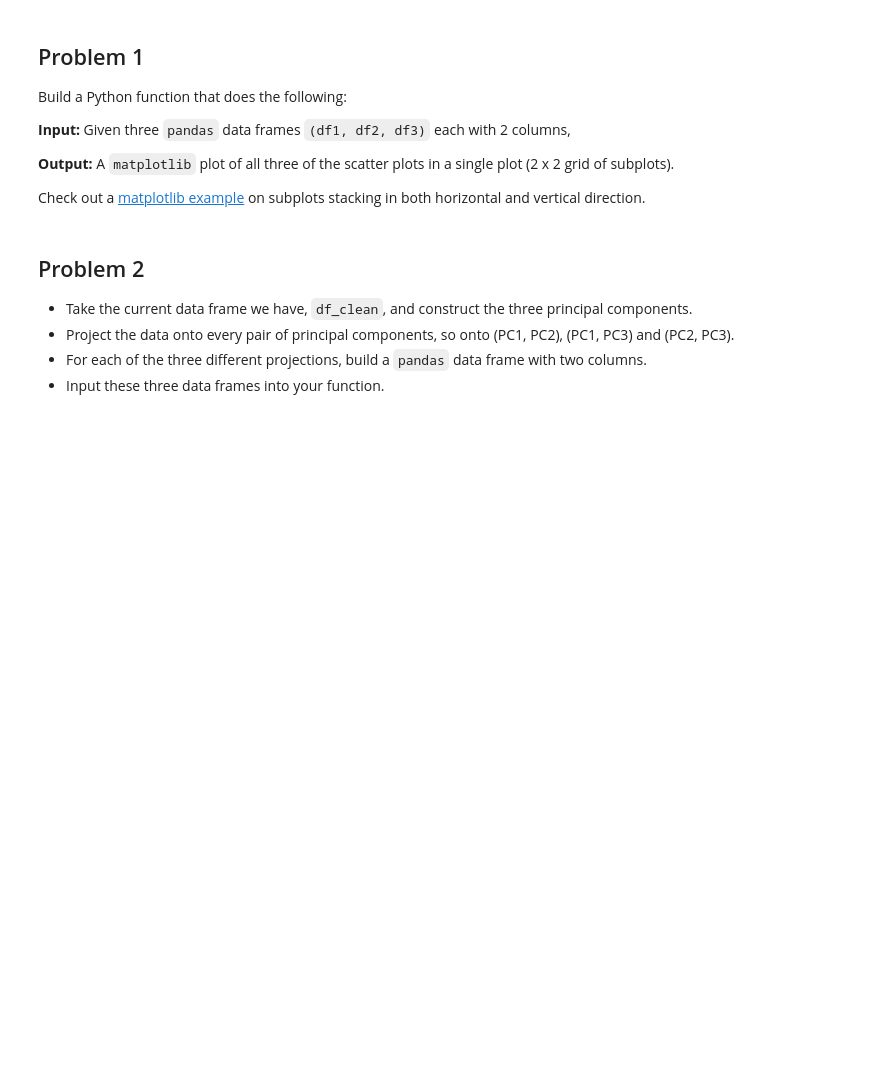
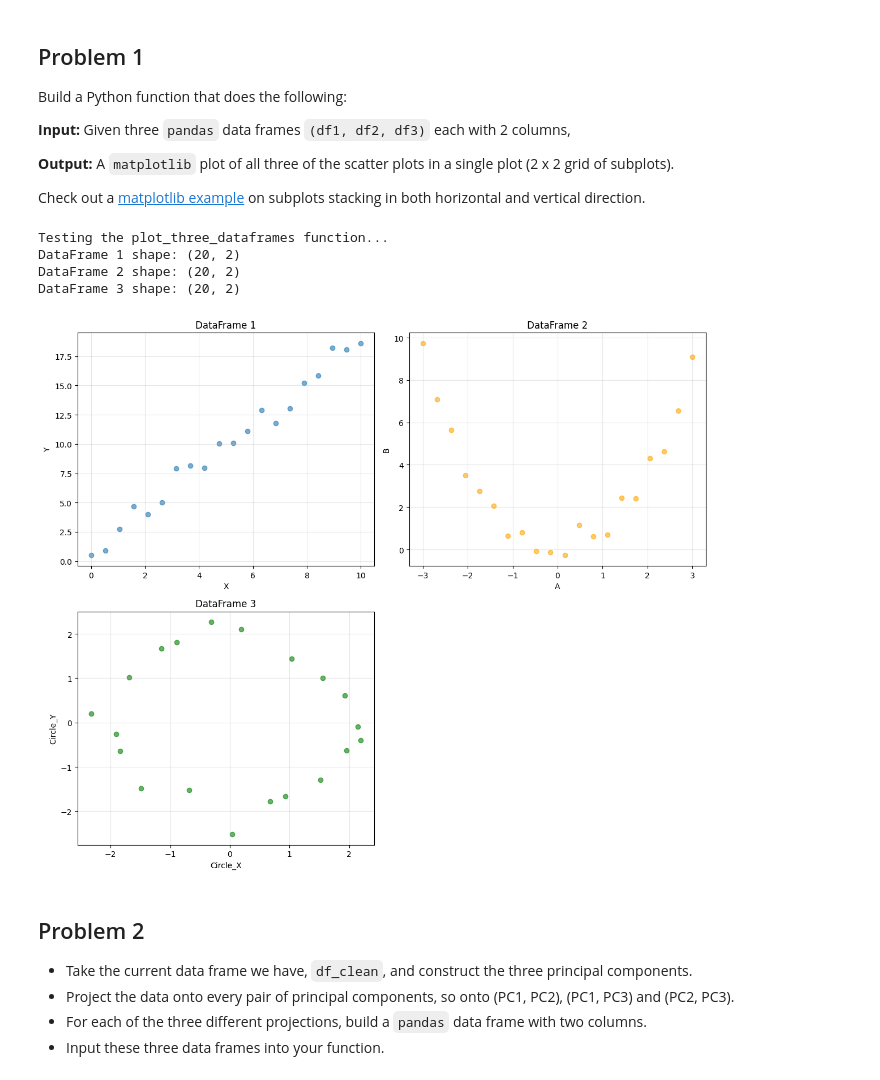
Before and after one commit to joshmaglione/CS4102-Jupyter, a Jupyter notebook: 05_ThreeProblems.ipynb, the cells around one changed output. Saved outputs shown, nothing was run; the diff lists cells and outputs as text; code cells hidden in the pictures; blank space fills up the shorter version.

```diff
--- a/05_ThreeProblems.ipynb
+++ b/05_ThreeProblems.ipynb
@@ -187,3 +156,80 @@ Check out a [matplotlib example](https://matplotlib.org/stable/gallery/subplots_
+# %%
+def plot_three_dataframes(df1, df2, df3):
+    """
+    Plot three pandas DataFrames as scatter plots in a 2x2 subplot grid.
+
+    Parameters:
+    df1, df2, df3: pandas DataFrames with 2 columns each
+
+    Returns:
+    matplotlib figure and axes
+    """
+    # Create a 2x2 subplot grid
+    fig, axes = plt.subplots(2, 2, figsize=(12, 10))
+
+    # Plot df1 in top-left (0,0)
+    axes[0, 0].scatter(df1.iloc[:, 0], df1.iloc[:, 1], alpha=0.6)
+    axes[0, 0].set_title('DataFrame 1')
+    axes[0, 0].set_xlabel(df1.columns[0])
+    axes[0, 0].set_ylabel(df1.columns[1])
+    axes[0, 0].grid(True, alpha=0.3)
+
+    # Plot df2 in top-right (0,1)
+    axes[0, 1].scatter(df2.iloc[:, 0], df2.iloc[:, 1], alpha=0.6, color='orange')
+    axes[0, 1].set_title('DataFrame 2')
+    axes[0, 1].set_xlabel(df2.columns[0])
+    axes[0, 1].set_ylabel(df2.columns[1])
+    axes[0, 1].grid(True, alpha=0.3)
+
+    # Plot df3 in bottom-left (1,0)
+    axes[1, 0].scatter(df3.iloc[:, 0], df3.iloc[:, 1], alpha=0.6, color='green')
+    axes[1, 0].set_title('DataFrame 3')
+    axes[1, 0].set_xlabel(df3.columns[0])
+    axes[1, 0].set_ylabel(df3.columns[1])
+    axes[1, 0].grid(True, alpha=0.3)
+
+    # Leave bottom-right (1,1) empty or add a combined plot
+    axes[1, 1].axis('off')  # Turn off the fourth subplot
+
+    # Adjust layout to prevent overlap
+    plt.tight_layout()
+
+    return fig, axes
+
+# Test case: Create three simple test DataFrames
+np.random.seed(42)  # For reproducible results
+
+# Test DataFrame 1: Linear relationship
+x1 = np.linspace(0, 10, 20)
+y1 = 2 * x1 + np.random.normal(0, 1, 20)
+test_df1 = pd.DataFrame({'X': x1, 'Y': y1})
+
+# Test DataFrame 2: Quadratic relationship
+x2 = np.linspace(-3, 3, 20)
+y2 = x2**2 + np.random.normal(0, 0.5, 20)
+test_df2 = pd.DataFrame({'A': x2, 'B': y2})
+
+# Test DataFrame 3: Circular pattern
+theta = np.linspace(0, 2*np.pi, 20)
+x3 = 2 * np.cos(theta) + np.random.normal(0, 0.2, 20)
+y3 = 2 * np.sin(theta) + np.random.normal(0, 0.2, 20)
+test_df3 = pd.DataFrame({'Circle_X': x3, 'Circle_Y': y3})
+
+# Test the function
+print("Testing the plot_three_dataframes function...")
+print(f"DataFrame 1 shape: {test_df1.shape}")
+print(f"DataFrame 2 shape: {test_df2.shape}")
+print(f"DataFrame 3 shape: {test_df3.shape}")
+
+# Create the plot
+fig, axes = plot_three_dataframes(test_df1, test_df2, test_df3)
+plt.show()
+# %% [output]
+Testing the plot_three_dataframes function...
+DataFrame 1 shape: (20, 2)
+DataFrame 2 shape: (20, 2)
+DataFrame 3 shape: (20, 2)
+[figure, added]
 # %% [markdown]
 ## Problem 2
 
```
Also changed, not shown: parts of 7 cells of this notebook, 3 other files.
